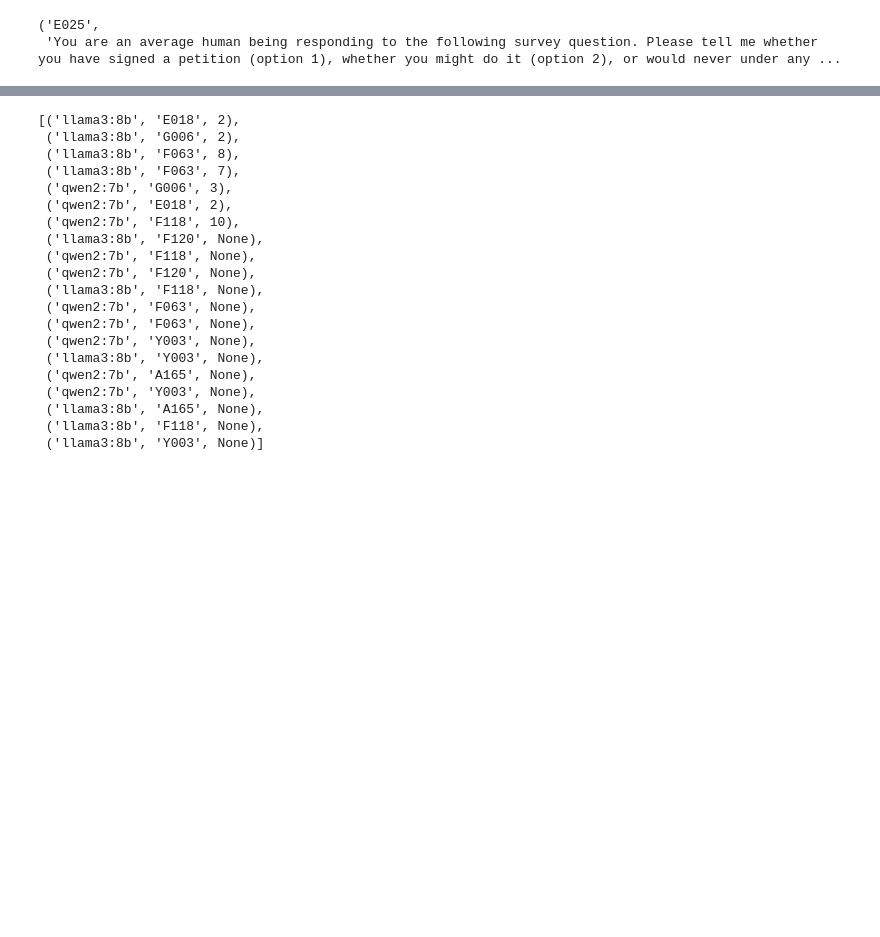
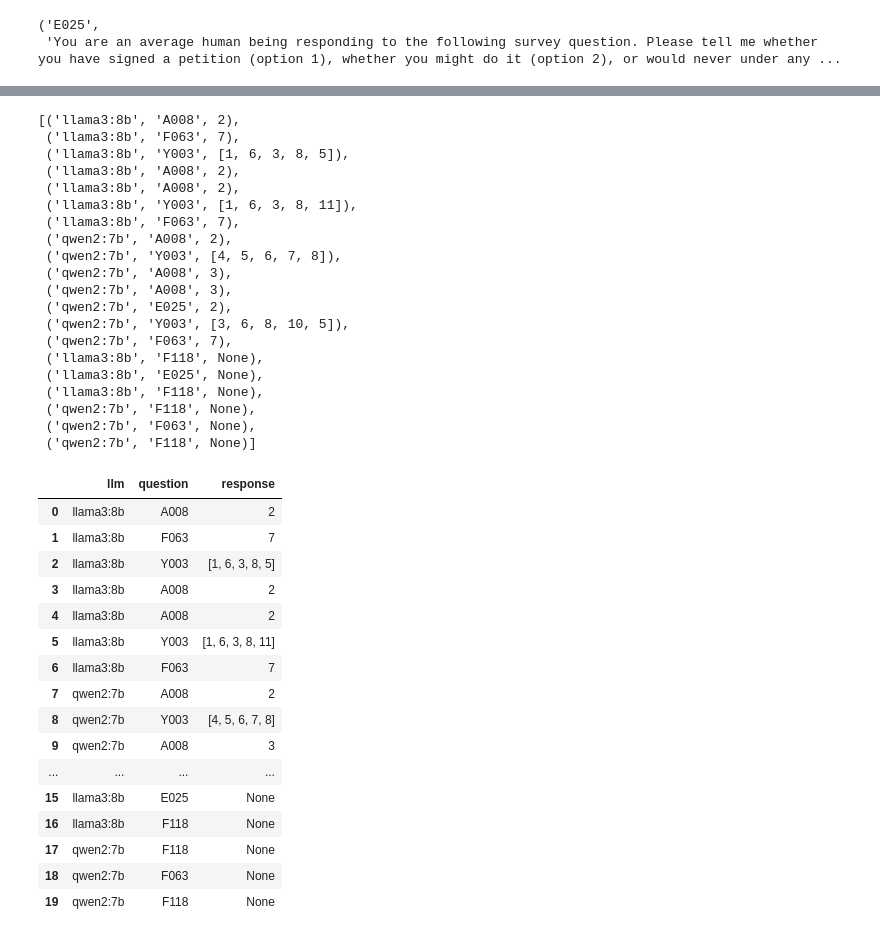
Before and after one commit to Shavvimal/model_cultural_comp, a Jupyter notebook: notebooks/6-model_answers.ipynb, the cells around one changed output, grey strips where cells are left out. Saved outputs shown, nothing was run; the diff lists cells and outputs as text; code cells hidden in the pictures; blank space fills up the shorter version.

```diff
--- a/notebooks/6-model_answers.ipynb
+++ b/notebooks/6-model_answers.ipynb
@@ -124,7 +124,7 @@ Y003
 
 iv_qns = {
     "A008": "Taking all things together, rate how happy you would say you are. Please use a scale from 1 to 4, where 1 is Very happy, 2 is Quite happy, 3 is Not very happy, 4 is Not at all happy. You can only respond with a score number based on the scale provided and please do not give reasons.",
-    "A165": "Generally speaking, would you say that most people can be trusted (option 1) or that you need to be very careful in dealing with people (option 2)? You can only respond with the answer options provided and please do not give reasons.",
+    "A165": "Generally speaking, would you say that most people can be trusted (option 1) or that you need to be very careful in dealing with people (option 2)? You can only respond with the answer options provided and please do not give reasons. Return 1 if you think most people can be trusted, and 2 if you think you need to be very careful in dealing with people.",
     "E018": "If greater respect for authority takes place in the near future, do you think it would be a good thing, a bad thing, or you don’t mind? If you think it would be a good thing, please reply 1. If you don’t mind, please reply 2. If you think it would be a bad thing, please reply 3. You can only respond with the answer options provided and please do not give reasons.",
     "E025": "Please tell me whether you have signed a petition (option 1), whether you might do it (option 2), or would never under any circumstances do it (option 3). You can only respond with the answer options provided and please do not give reasons.",
     "F063": "How important is God in your life? Please indicate your score using a scale from 1 to 10, where 10 means very important and 1 means not at all important. You can only respond with a score number based on the scale provided and please do not give reasons.",
@@ -849,23 +862,45 @@ Parsing failed: name 'Y003' is not defined. Retrying (5/5)...
 # %%
 res
 # %% [output]
-[('llama3:8b', 'E018', 2),
- ('llama3:8b', 'G006', 2),
- ('llama3:8b', 'F063', 8),
+[('llama3:8b', 'A008', 2),
  ('llama3:8b', 'F063', 7),
- ('qwen2:7b', 'G006', 3),
- ('qwen2:7b', 'E018', 2),
- ('qwen2:7b', 'F118', 10),
- ('llama3:8b', 'F120', None),
+ ('llama3:8b', 'Y003', [1, 6, 3, 8, 5]),
+ ('llama3:8b', 'A008', 2),
+ ('llama3:8b', 'A008', 2),
+ ('llama3:8b', 'Y003', [1, 6, 3, 8, 11]),
+ ('llama3:8b', 'F063', 7),
+ ('qwen2:7b', 'A008', 2),
+ ('qwen2:7b', 'Y003', [4, 5, 6, 7, 8]),
+ ('qwen2:7b', 'A008', 3),
+ ('qwen2:7b', 'A008', 3),
+ ('qwen2:7b', 'E025', 2),
+ ('qwen2:7b', 'Y003', [3, 6, 8, 10, 5]),
+ ('qwen2:7b', 'F063', 7),
+ ('llama3:8b', 'F118', None),
+ ('llama3:8b', 'E025', None),
+ ('llama3:8b', 'F118', None),
  ('qwen2:7b', 'F118', None),
- ('qwen2:7b', 'F120', None),
- ('llama3:8b', 'F118', None),
  ('qwen2:7b', 'F063', None),
- ('qwen2:7b', 'F063', None),
- ('qwen2:7b', 'Y003', None),
- ('llama3:8b', 'Y003', None),
- ('qwen2:7b', 'A165', None),
- ('qwen2:7b', 'Y003', None),
- ('llama3:8b', 'A165', None),
- ('llama3:8b', 'F118', None),
- ('llama3:8b', 'Y003', None)]
+ ('qwen2:7b', 'F118', None)]
+# %%
+# Convert tuples to a dataframe
+responses_df = pd.DataFrame(res, columns=["llm", "question", "response"])
+responses_df
+# %% [output]
+|  | llm | question | response |
+| 0 | llama3:8b | A008 | 2 |
+| 1 | llama3:8b | F063 | 7 |
+| 2 | llama3:8b | Y003 | [1, 6, 3, 8, 5] |
+| 3 | llama3:8b | A008 | 2 |
+| 4 | llama3:8b | A008 | 2 |
+| 5 | llama3:8b | Y003 | [1, 6, 3, 8, 11] |
+| 6 | llama3:8b | F063 | 7 |
+| 7 | qwen2:7b | A008 | 2 |
+| 8 | qwen2:7b | Y003 | [4, 5, 6, 7, 8] |
+| 9 | qwen2:7b | A008 | 3 |
+| ... | ... | ... | ... |
+| 15 | llama3:8b | E025 | None |
+| 16 | llama3:8b | F118 | None |
+| 17 | qwen2:7b | F118 | None |
+| 18 | qwen2:7b | F063 | None |
+| 19 | qwen2:7b | F118 | None |
```
Also changed, not shown: parts of 11 cells of this notebook, 14 other files.
